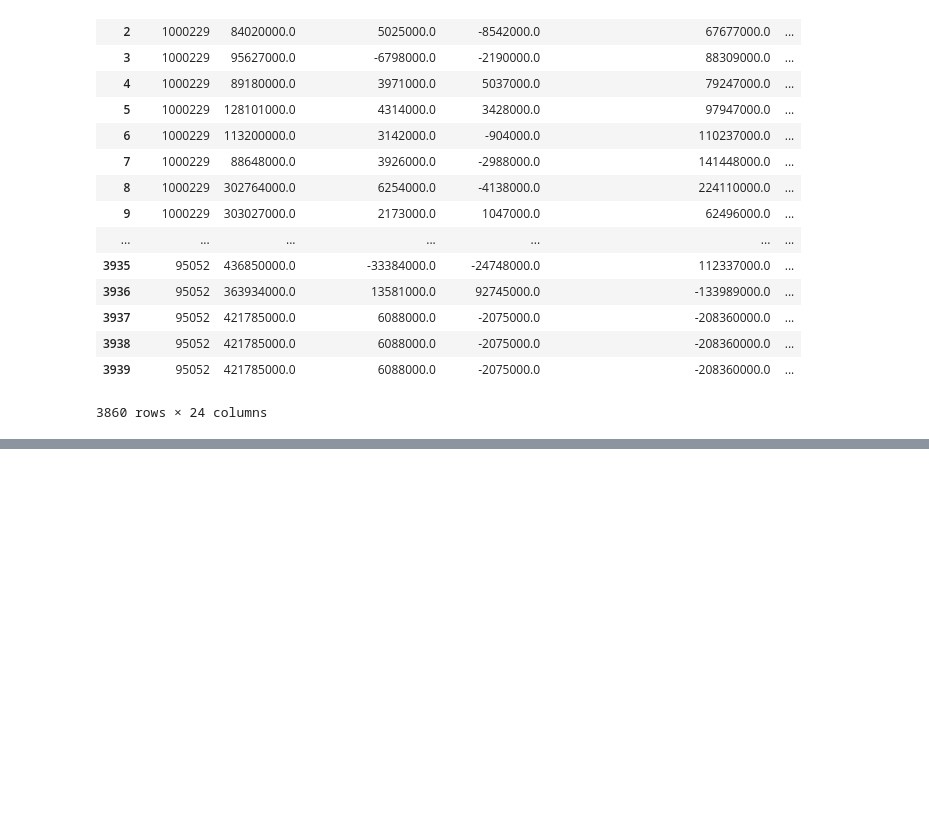
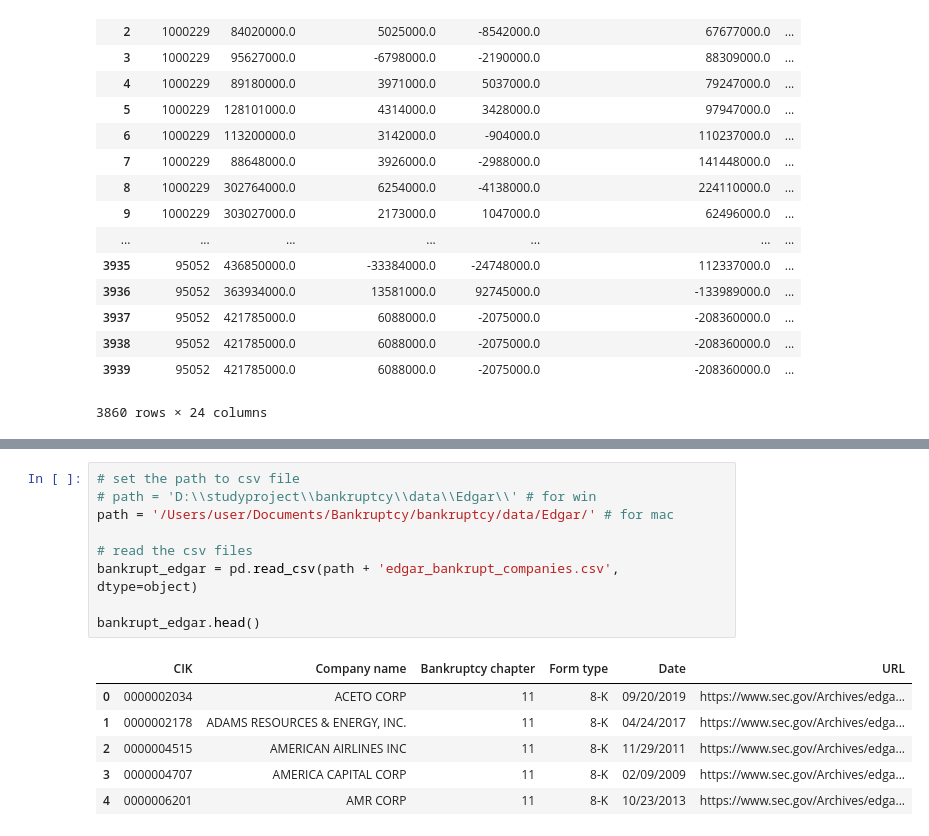
Before and after one commit to Faisalsouz/bankruptcy, a Jupyter notebook: data/Eikon/cleaningTry.ipynb, the cells around one changed output, grey strips where cells are left out. Drawn from its saved outputs; the diff is of its cells as text; blank space fills up the shorter version.

```diff
--- a/data/Eikon/cleaningTry.ipynb
+++ b/data/Eikon/cleaningTry.ipynb
@@ -300,0 +346,16 @@ data_test_healthy
+# %%
+# set the path to csv file
+# path = 'D:\\studyproject\\bankruptcy\\data\\Edgar\\' # for win
+path = '/Users/user/Documents/Bankruptcy/bankruptcy/data/Edgar/' # for mac
+
+# read the csv files
+bankrupt_edgar = pd.read_csv(path + 'edgar_bankrupt_companies.csv', dtype=object)
+
+bankrupt_edgar.head()
+# %% [output]
+|  | CIK | Company name | Bankruptcy chapter | Form type | Date | URL |
+| 0 | 0000002034 | ACETO CORP | 11 | 8-K | 09/20/2019 | https://www.sec.gov/Archives/edga... |
+| 1 | 0000002178 | ADAMS RESOURCES & ENERGY, INC. | 11 | 8-K | 04/24/2017 | https://www.sec.gov/Archives/edga... |
+| 2 | 0000004515 | AMERICAN AIRLINES INC | 11 | 8-K | 11/29/2011 | https://www.sec.gov/Archives/edga... |
+| 3 | 0000004707 | AMERICA CAPITAL CORP | 11 | 8-K | 02/09/2009 | https://www.sec.gov/Archives/edga... |
+| 4 | 0000006201 | AMR CORP | 11 | 8-K | 10/23/2013 | https://www.sec.gov/Archives/edga... |
```
Also changed, not shown: parts of 5 cells of this notebook.
